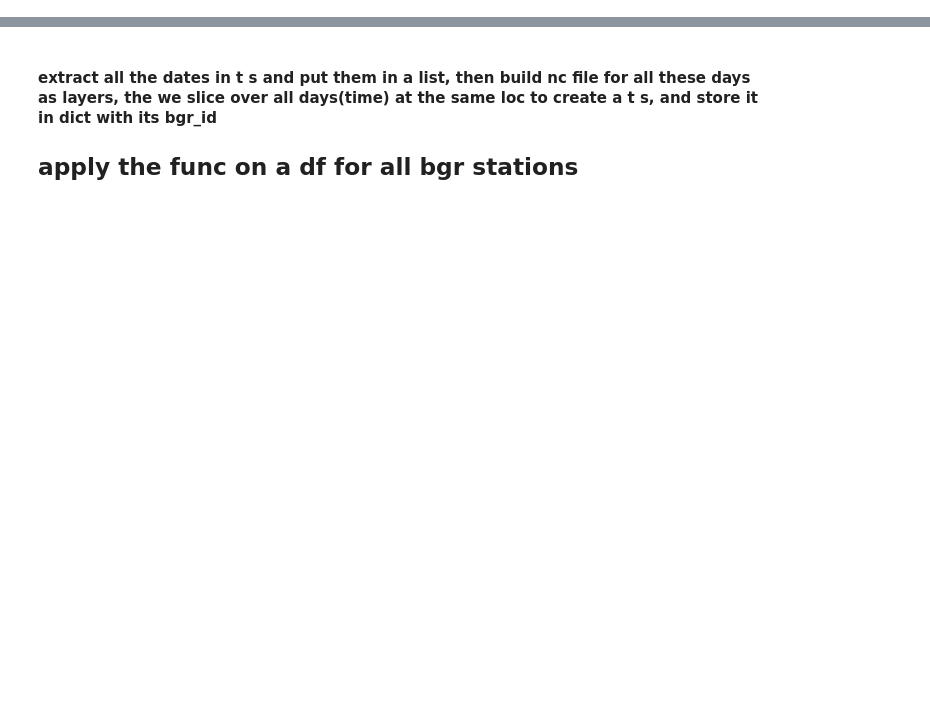
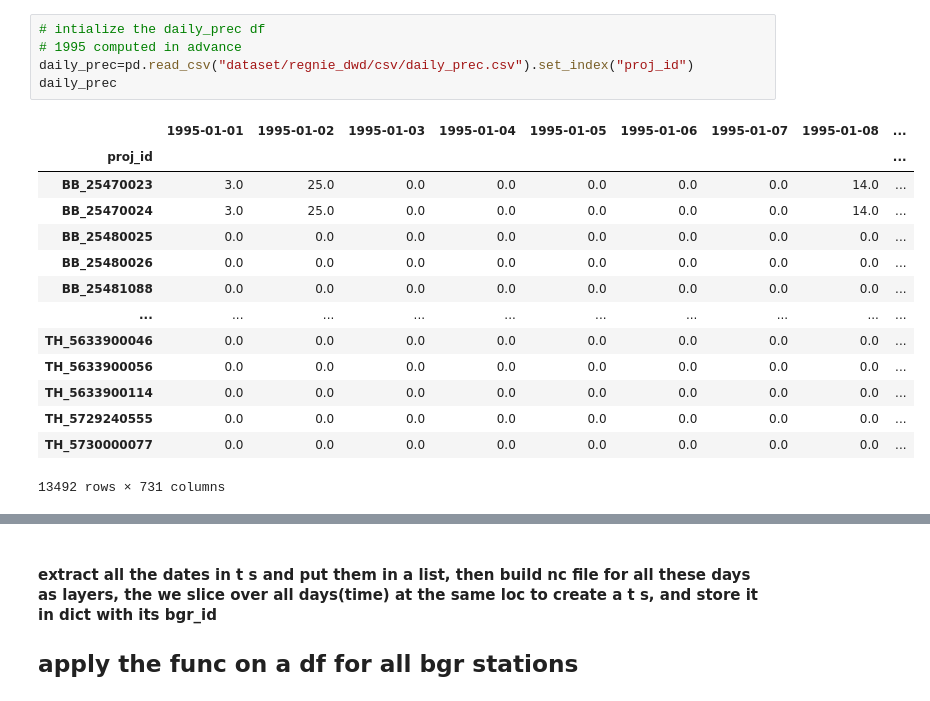
Before and after one commit to basem-AI/BGR_outlier_detection, a Jupyter notebook: extract_precipitation.ipynb, the cells around one changed output, grey strips where cells are left out. Cells and saved outputs as stored; diff of their text form; blank space fills up the shorter version.

```diff
--- a/extract_precipitation.ipynb
+++ b/extract_precipitation.ipynb
@@ -129,0 +139,20 @@ float
+# %%
+# intialize the daily_prec df
+# 1995 computed in advance
+daily_prec=pd.read_csv("dataset/regnie_dwd/csv/daily_prec.csv").set_index("proj_id")
+daily_prec
+# %% [output]
+|  | 1995-01-01 | 1995-01-02 | 1995-01-03 | 1995-01-04 | 1995-01-05 | 1995-01-06 | 1995-01-07 | 1995-01-08 | ... |
+| proj_id |  |  |  |  |  |  |  |  | ... |
+| BB_25470023 | 3.0 | 25.0 | 0.0 | 0.0 | 0.0 | 0.0 | 0.0 | 14.0 | ... |
+| BB_25470024 | 3.0 | 25.0 | 0.0 | 0.0 | 0.0 | 0.0 | 0.0 | 14.0 | ... |
+| BB_25480025 | 0.0 | 0.0 | 0.0 | 0.0 | 0.0 | 0.0 | 0.0 | 0.0 | ... |
+| BB_25480026 | 0.0 | 0.0 | 0.0 | 0.0 | 0.0 | 0.0 | 0.0 | 0.0 | ... |
+| BB_25481088 | 0.0 | 0.0 | 0.0 | 0.0 | 0.0 | 0.0 | 0.0 | 0.0 | ... |
+| ... | ... | ... | ... | ... | ... | ... | ... | ... | ... |
+| TH_5633900046 | 0.0 | 0.0 | 0.0 | 0.0 | 0.0 | 0.0 | 0.0 | 0.0 | ... |
+| TH_5633900056 | 0.0 | 0.0 | 0.0 | 0.0 | 0.0 | 0.0 | 0.0 | 0.0 | ... |
+| TH_5633900114 | 0.0 | 0.0 | 0.0 | 0.0 | 0.0 | 0.0 | 0.0 | 0.0 | ... |
+| TH_5729240555 | 0.0 | 0.0 | 0.0 | 0.0 | 0.0 | 0.0 | 0.0 | 0.0 | ... |
+| TH_5730000077 | 0.0 | 0.0 | 0.0 | 0.0 | 0.0 | 0.0 | 0.0 | 0.0 | ... |
+13492 rows × 731 columns
```
Also changed, not shown: parts of 22 cells of this notebook, 2 other files.
